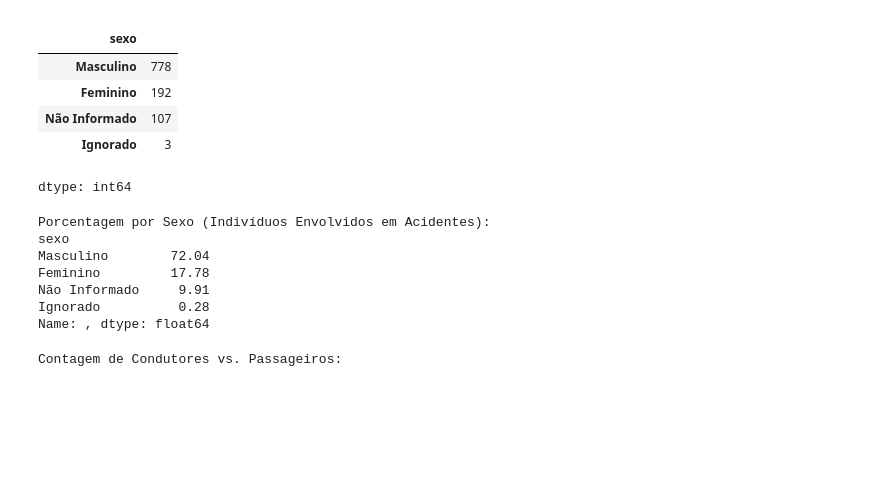
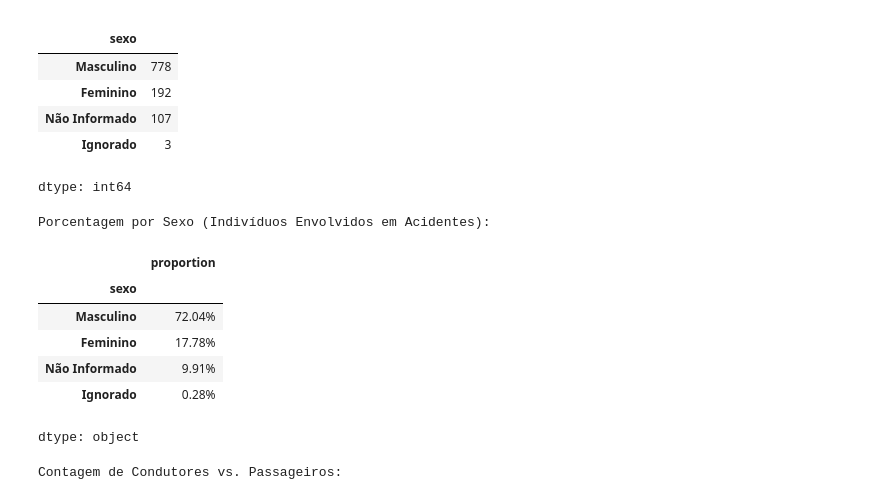
Before and after one commit to JoaoSchneiderr/Minera-o-de-Dados, a Jupyter notebook: notebooks/Getting_started_with_google_colab_ai.ipynb, the cells around one changed output. Drawn from its saved outputs; the diff is of its cells as text; code cells hidden in the pictures; blank space fills up the shorter version.

```diff
--- a/notebooks/Getting_started_with_google_colab_ai.ipynb
+++ b/notebooks/Getting_started_with_google_colab_ai.ipynb
@@ -263,16 +263,16 @@ dtype: int64
 # %%
 porcentagem_sexo = df_perfil['sexo'].value_counts(normalize=True) * 100
 print("Porcentagem por Sexo (Indivíduos Envolvidos em Acidentes):")
-porcentagem_sexo.name = ''
-print(porcentagem_sexo.round(2))
+porcentagem_sexo.round(2).astype(str) + '%'
 # %% [output]
 Porcentagem por Sexo (Indivíduos Envolvidos em Acidentes):
-sexo
-Masculino        72.04
-Feminino         17.78
-Não Informado     9.91
-Ignorado          0.28
-Name: , dtype: float64
+|  | proportion |
+| sexo |  |
+| Masculino | 72.04% |
+| Feminino | 17.78% |
+| Não Informado | 9.91% |
+| Ignorado | 0.28% |
+dtype: object
 # %%
 print("\nContagem de Condutores vs. Passageiros:\n")
 contagem_condutor_passageiro = df_perfil['tipo_envolvido'].value_counts().loc[['Condutor', 'Passageiro']]
```
Also changed, not shown: parts of 1 cell of this notebook.
